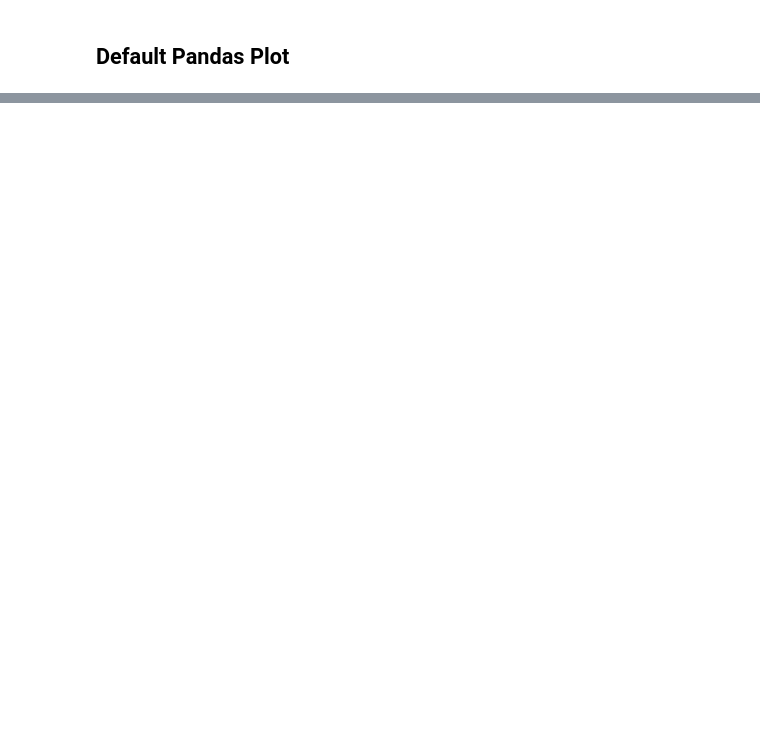
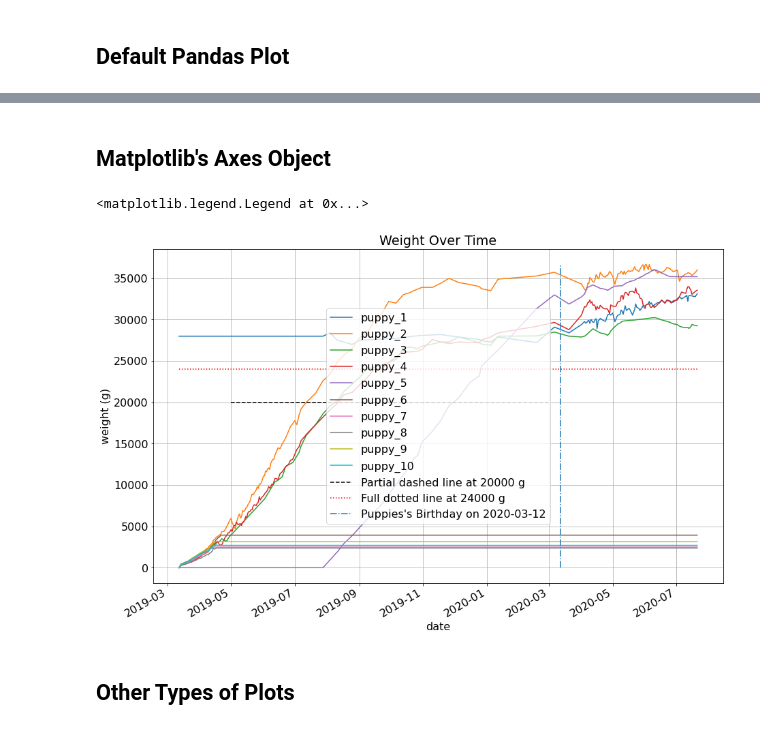
Before and after one commit to andresberejnoi/PublicNotebooks, a Jupyter notebook: Plotting With Python/Plotting With Pandas and Matplotlib.ipynb, the cells around one changed output, grey strips where cells are left out. Drawn from its saved outputs; the diff is of its cells as text; code cells hidden in the pictures; blank space fills up the shorter version.

```diff
--- a/Plotting With Python/Plotting With Pandas and Matplotlib.ipynb
+++ b/Plotting With Python/Plotting With Pandas and Matplotlib.ipynb
@@ -37,0 +118,52 @@ data_df.plot(#y=data_df.columns,
+# %% [markdown]
+## Matplotlib's Axes Object
+# %%
+ax = data_df.plot(
+        kind      = 'line',
+        figsize   = (15,10),
+
+        title     = f"Weight Over Time",
+        ylabel    = "weight (g)",
+        grid      = True,
+
+        #marker    = ".",
+        #markersize= 5,
+)
+
+#adding some horizontal lines
+xmin='2019-05-01'
+xmax='2020-03-01'
+yval=20000
+shift=4000
+
+ax.hlines(y=yval,
+          xmin=xmin,
+          xmax=xmax,
+          linestyle="--",
+          color='black',
+          label=f"Partial dashed line at {yval} g")
+
+ax.hlines(y=yval+shift,
+          xmin=data_df.index[0],
+          xmax=data_df.index[-1],
+          linestyle="dotted",
+          color='red',
+          label=f"Full dotted line at {yval+shift} g",)
+
+#adding a vertical line
+ymin=0
+ymax=data_df.max().max()  #first max will return a series, so second max gets an individual value
+xval='2020-03-12'   #puppies' first birthday
+ax.vlines(x='2020-03-12',
+          ymin=ymin,
+          ymax=ymax,
+          linestyle="-.",
+          label=f"Puppies's Birthday on {xval}",)
+
+#show legend
+ax.legend()
+# %% [output]
+<matplotlib.legend.Legend at 0x...>
+[figure, added]
+# %% [markdown]
+## Other Types of Plots
```
Also changed, not shown: parts of 15 cells of this notebook.
